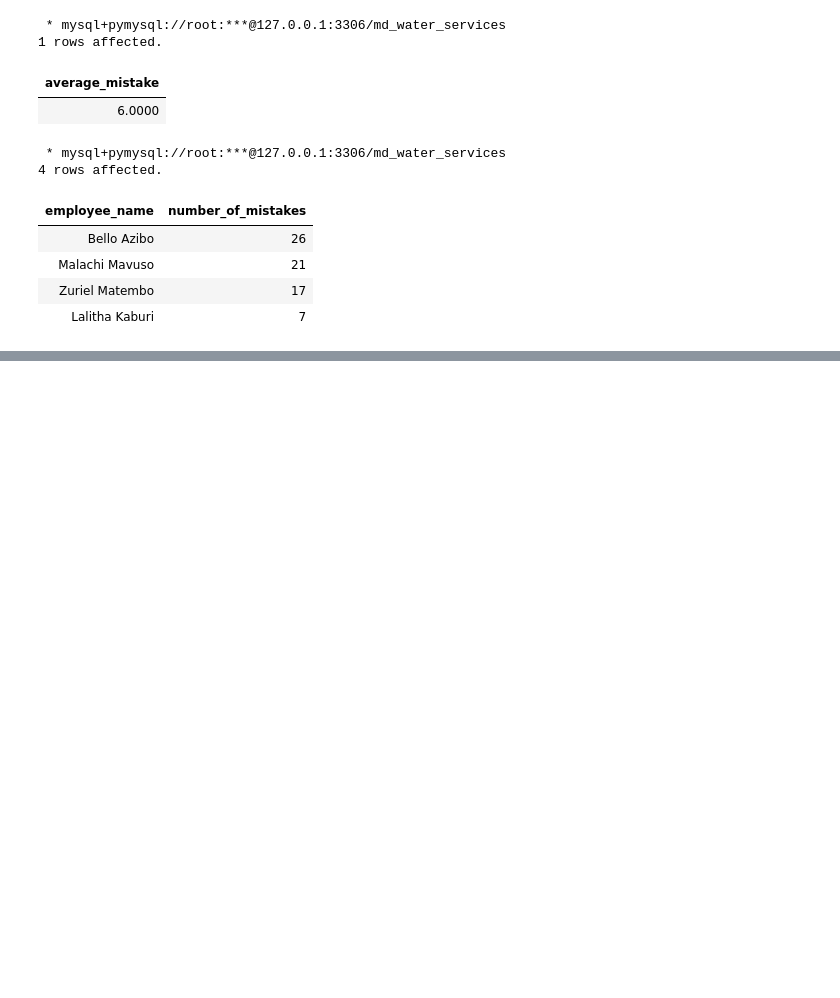
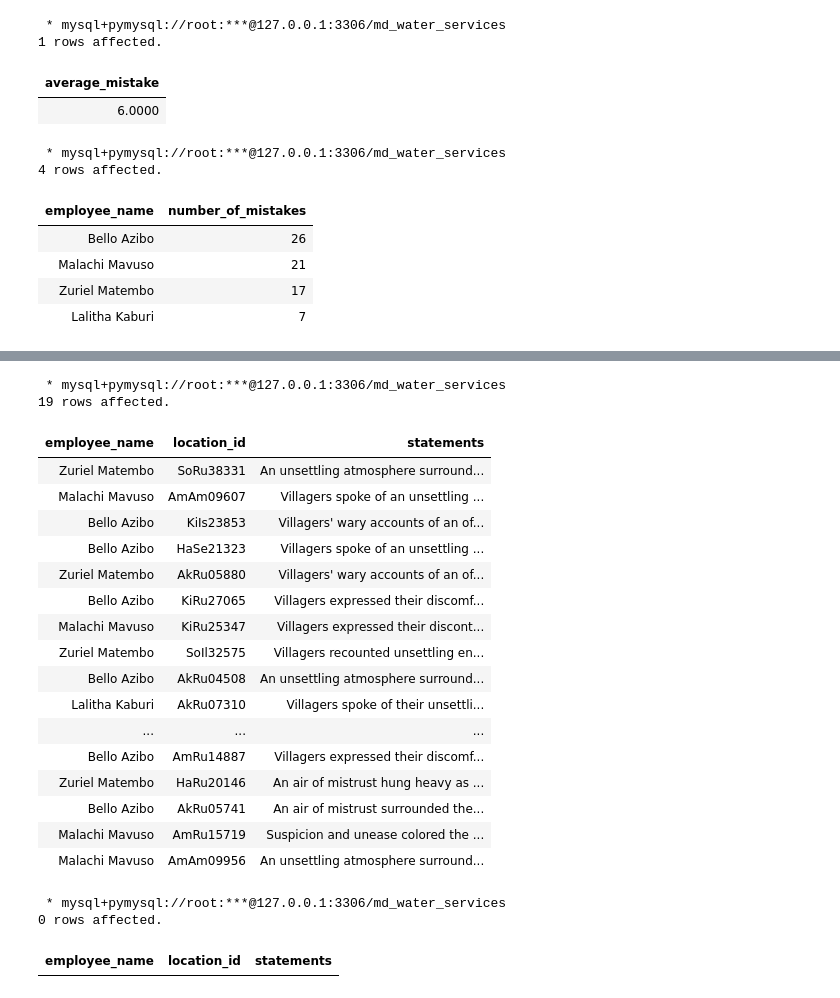
Before and after one commit to marigidavidgathara-hue/md_water_services, a Jupyter notebook: Aaaa.ipynb, the cells around one changed output, grey strips where cells are left out. Drawn from its saved outputs; the diff is of its cells as text; code cells hidden in the pictures; blank space fills up the shorter version.

```diff
--- a/Aaaa.ipynb
+++ b/Aaaa.ipynb
@@ -1311,0 +1433,51 @@ ORDER BY
+# %%
+%%sql
+SELECT
+  employee_name,
+  location_id,
+  statements
+FROM
+  md_water_services.incorrect_record
+WHERE
+ md_water_services.incorrect_record.employee_name IN (
+    SELECT employee_name
+    FROM md_water_services.suspect_list)
+AND statements LIKE '%cash%';
+# %% [output]
+ * mysql+pymysql://root:***@127.0.0.1:3306/md_water_services
+19 rows affected.
+| employee_name | location_id | statements |
+| Zuriel Matembo | SoRu38331 | An unsettling atmosphere surround... |
+| Malachi Mavuso | AmAm09607 | Villagers spoke of an unsettling ... |
+| Bello Azibo | KiIs23853 | Villagers' wary accounts of an of... |
+| Bello Azibo | HaSe21323 | Villagers spoke of an unsettling ... |
+| Zuriel Matembo | AkRu05880 | Villagers' wary accounts of an of... |
+| Bello Azibo | KiRu27065 | Villagers expressed their discomf... |
+| Malachi Mavuso | KiRu25347 | Villagers expressed their discont... |
+| Zuriel Matembo | SoIl32575 | Villagers recounted unsettling en... |
+| Bello Azibo | AkRu04508 | An unsettling atmosphere surround... |
+| Lalitha Kaburi | AkRu07310 | Villagers spoke of their unsettli... |
+| ... | ... | ... |
+| Bello Azibo | AmRu14887 | Villagers expressed their discomf... |
+| Zuriel Matembo | HaRu20146 | An air of mistrust hung heavy as ... |
+| Bello Azibo | AkRu05741 | An air of mistrust surrounded the... |
+| Malachi Mavuso | AmRu15719 | Suspicion and unease colored the ... |
+| Malachi Mavuso | AmAm09956 | An unsettling atmosphere surround... |
+# %%
+%%sql
+SELECT
+  employee_name,
+  location_id,
+  statements
+FROM
+  md_water_services.incorrect_record
+WHERE
+ md_water_services.incorrect_record.employee_name IN (
+    SELECT employee_name
+    FROM md_water_services.suspect_list)
+AND statements LIKE '%cash%'
+AND md_water_services.incorrect_record.employee_name != md_water_services.incorrect_record.employee_name;
+# %% [output]
+ * mysql+pymysql://root:***@127.0.0.1:3306/md_water_services
+0 rows affected.
+| employee_name | location_id | statements |
```
Also changed, not shown: parts of 8 cells of this notebook.
